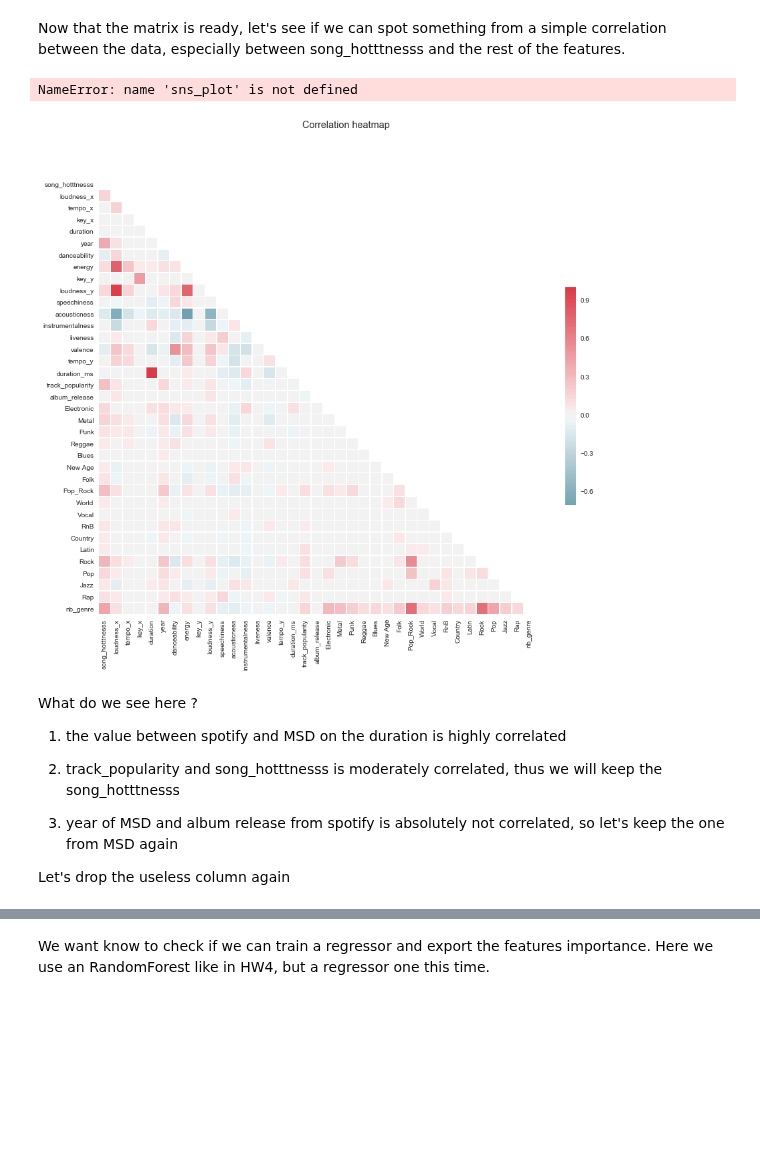
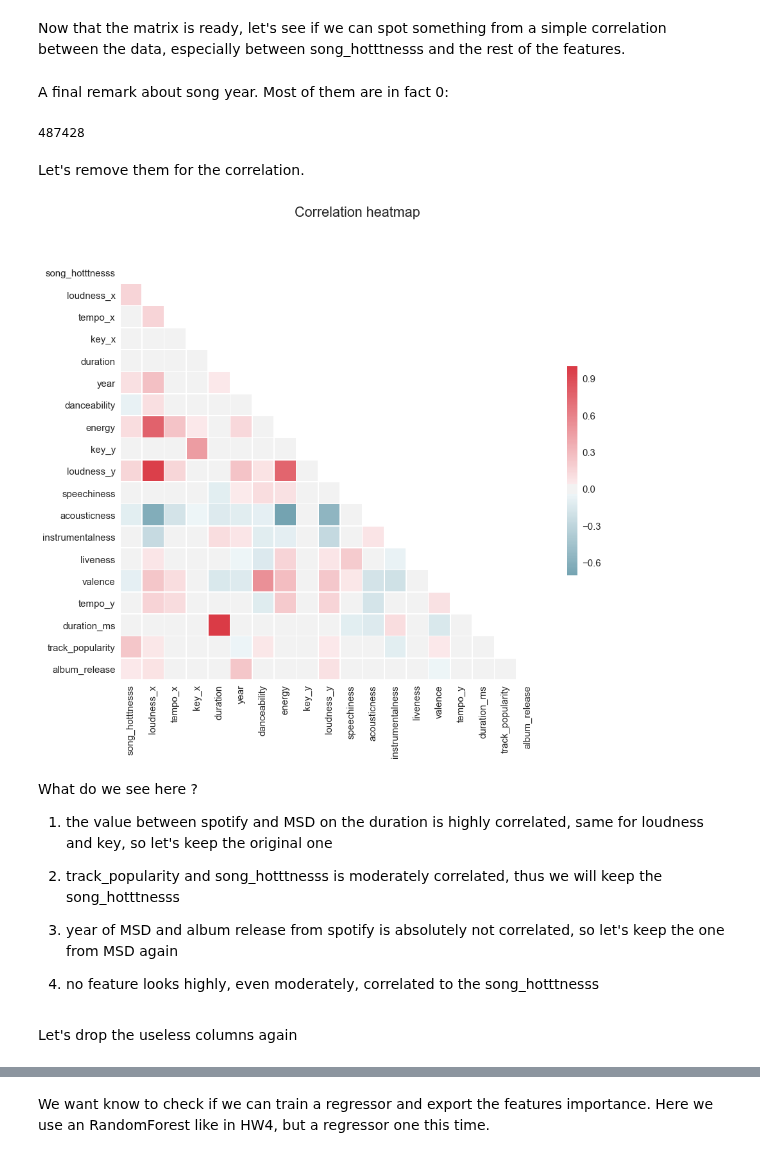
Before and after one commit to AWehenkel/ADA-2017, a Jupyter notebook: FinalProject/split notebooks/Feature Analysis.ipynb, the cells around one changed output, grey strips where cells are left out. Drawn from its saved outputs; the diff is of its cells as text; code cells hidden in the pictures; blank space fills up the shorter version.

```diff
--- a/FinalProject/split notebooks/Feature Analysis.ipynb
+++ b/FinalProject/split notebooks/Feature Analysis.ipynb
@@ -84,5 +82,2 @@ It could be useful to see if a song as multiple genres.
-# %%
-df_stage1['nb_genre'] = np.sum(df_stage1.iloc[:, -17:].values, axis=1)
-df_stage2 = df_stage1.drop(columns=genres_cols).copy()
 # %% [markdown]
 Let's make sure we have a hot encoded matrix at the end now
@@ -98,0 +84,3 @@ df_stage2.head()
+# %%
+df_stage2 = df_stage1.drop(genres_cols, axis=1).copy()
+df_stage2.head()
@@ -99,7 +95,7 @@ df_stage2.head()
 # %% [markdown]
 Now that the matrix is ready, let's see if we can spot something from a simple correlation between the data, especially between song_hotttnesss and the rest of the features.
 # %%
-def plot_corr(df):
+def plot_corr(df, output_file_name):
     '''
         Plot the correlation matrix of a dataframe
         The plot will be triangular with negative values blue and positive values red
@@ -107,7 +103,7 @@ def plot_corr(df):
         :param df: The dataframe
         :type df: DataFrame
     '''
-    sns.set(style="white")
+    sns.set(style="white", font_scale=1.5)
 
     # Compute the correlation matrix
     corr = df.corr()
@@ -124,23 +120,33 @@ def plot_corr(df):
     cmap = sns.diverging_palette(220, 10, as_cmap=True)
 
     # Draw the heatmap with the mask and correct aspect ratio
-    sns.heatmap(corr, mask=mask, cmap=cmap, center=0,
+    snsplot = sns.heatmap(corr, mask=mask, cmap=cmap, center=0,
                 square=True, linewidths=.5, cbar_kws={"shrink": .5})
 
-    .savefig("correlation_df_MSD_Spotify.png")
+    snsplot.figure.savefig(output_file_name)
-# %%
-plot_corr(df_stage2)
-# %% [output]
-NameError: name 'sns_plot' is not defined
-[figure, removed]
+# %% [markdown]
+A final remark about song year. Most of them are in fact 0:
+# %%
+df_stage2[df_stage2.year == 0].year.count()
+# %% [output]
+487428
+# %% [markdown]
+Let's remove them for the correlation.
+# %%
+
+plot_corr(df_stage2[df_stage2.year != 0][df_stage2.columns[0:-17]], "../datastory/figures/correlationComplete.png")
+# %% [output]
+[figure, added]
 # %% [markdown]
 What do we see here ?
 
-1) the value between spotify and MSD on the duration is highly correlated
+1) the value between spotify and MSD on the duration is highly correlated, same for loudness and key, so let's keep the original one
 
 2) track_popularity and song_hotttnesss is moderately correlated, thus we will keep the song_hotttnesss
 
 3) year of MSD and album release from spotify is absolutely not correlated, so let's keep the one from MSD again
 
-Let's drop the useless column again
+4) no feature looks highly, even moderately, correlated to the song_hotttnesss
+# %% [markdown]
+Let's drop the useless columns again
 # %%
```
Also changed, not shown: parts of 17 cells of this notebook, 9 other files.
